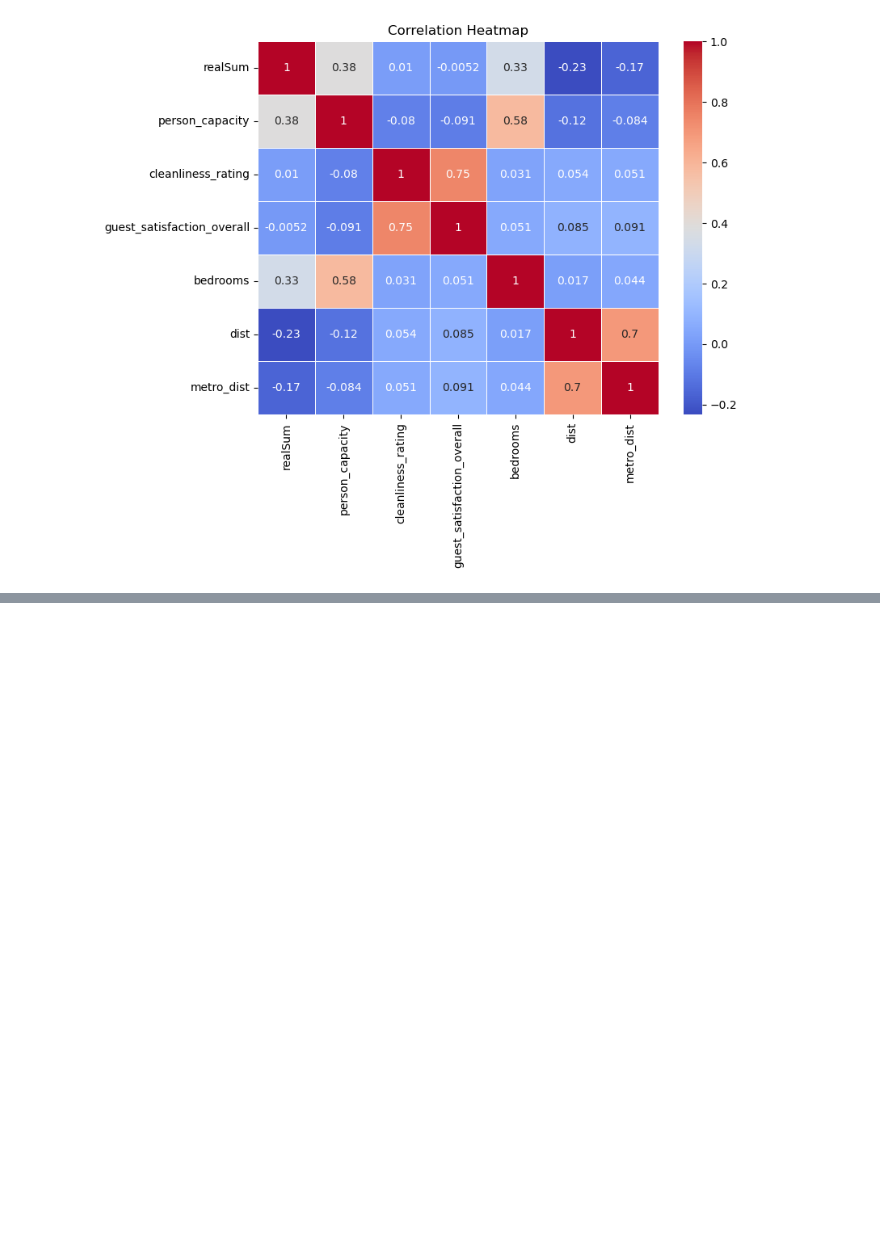
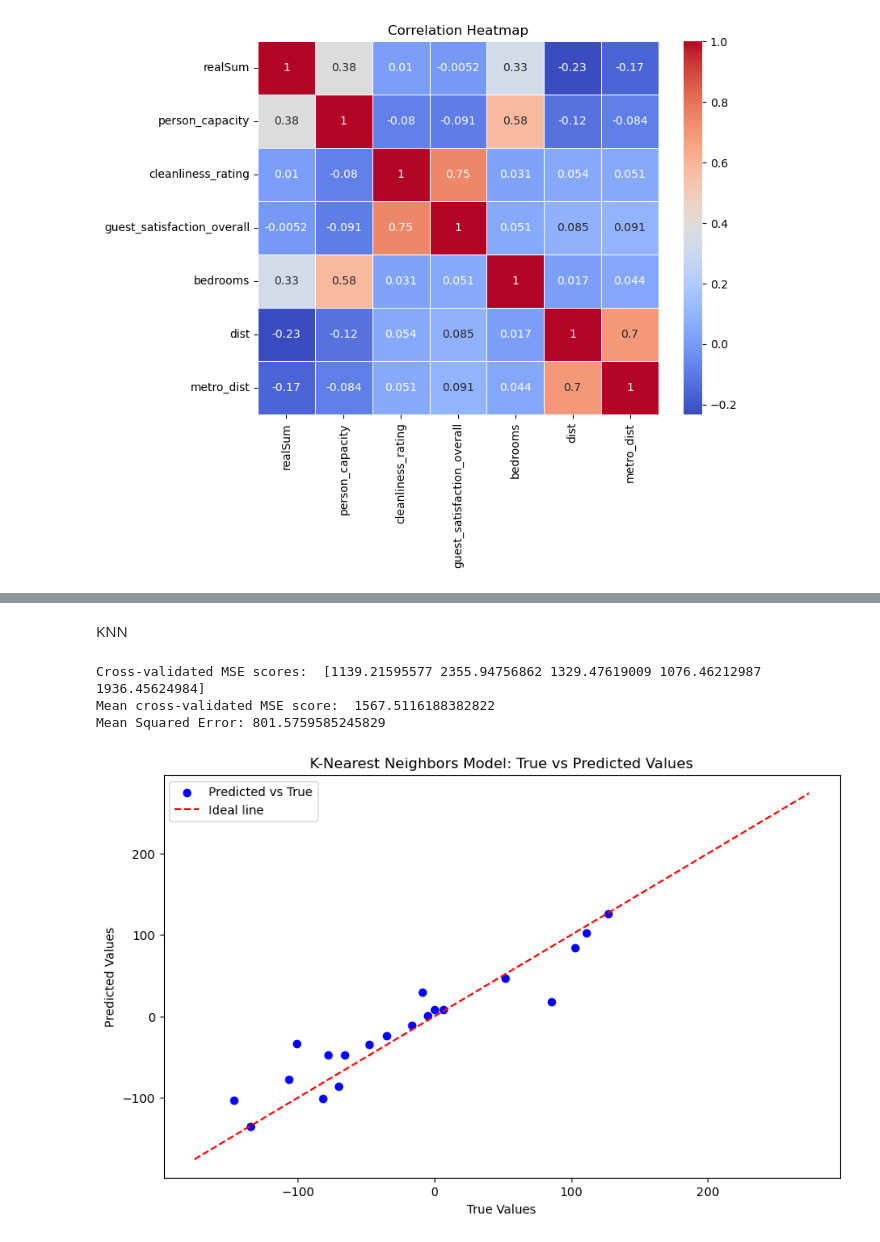
Before and after one commit to Babreucosta/CA2_Strategic_Thinking, a Jupyter notebook: CA 2 Strategic Thinking.ipynb, the cells around one changed output, grey strips where cells are left out. Cells and saved outputs as stored; diff of their text form; code cells hidden in the pictures; blank space fills up the shorter version.

```diff
--- a/CA 2 Strategic Thinking.ipynb
+++ b/CA 2 Strategic Thinking.ipynb
@@ -284,0 +301,60 @@ Sample 100: -96.8557727175595
+# %% [markdown]
+KNN
+# %%
+import numpy as np
+import matplotlib.pyplot as plt
+from sklearn.datasets import make_regression
+from sklearn.model_selection import train_test_split, KFold, cross_val_score
+from sklearn.neighbors import KNeighborsRegressor
+from sklearn.metrics import mean_squared_error
+
+# Generate some random data for demonstration
+X, y = make_regression(n_samples=100, n_features=4, noise=0.2, random_state=42)
+
+# Split the data into training and testing sets
+X_train, X_test, y_train, y_test = train_test_split(X, y, test_size=0.2, random_state=42)
+
+# Create a K-Nearest Neighbors Regressor
+model = KNeighborsRegressor(n_neighbors=5)
+
+# Initialize KFold with 5 splits
+kf = KFold(n_splits=5, shuffle=True, random_state=42)
+
+# Perform k-fold cross-validation
+cv_mse_scores = -cross_val_score(model, X_train, y_train, cv=kf, scoring='neg_mean_squared_error')
+
+# Print the cross-validated MSE scores
+print("Cross-validated MSE scores: ", cv_mse_scores)
+
+# Calculate the mean of the cross-validated MSE scores
+mean_cv_mse_score = np.mean(cv_mse_scores)
+
+# Print the mean cross-validated MSE score
+print("Mean cross-validated MSE score: ", mean_cv_mse_score)
+
+# Fit the model on the training data
+model.fit(X_train, y_train)
+
+# Predict on the test set
+y_pred = model.predict(X_test)
+
+# Calculate the mean squared error
+mse = mean_squared_error(y_test, y_pred)
+
+# Print the mean squared error
+print("Mean Squared Error:", mse)
+
+# Plot the results
+plt.figure(figsize=(10, 6))
+plt.scatter(y_test, y_pred, color='b', label='Predicted vs True')
+plt.plot([y.min(), y.max()], [y.min(), y.max()], color='r', linestyle='--', label='Ideal line')
+plt.xlabel('True Values')
+plt.ylabel('Predicted Values')
+plt.title('K-Nearest Neighbors Model: True vs Predicted Values')
+plt.legend()
+plt.show()
+# %% [output]
+Cross-validated MSE scores:  [1139.21595577 2355.94756862 1329.47619009 1076.46212987 1936.45624984]
+Mean cross-validated MSE score:  1567.5116188382822
+Mean Squared Error: 801.5759585245829
+[figure, added]
```
Also changed, not shown: parts of 20 cells of this notebook.
